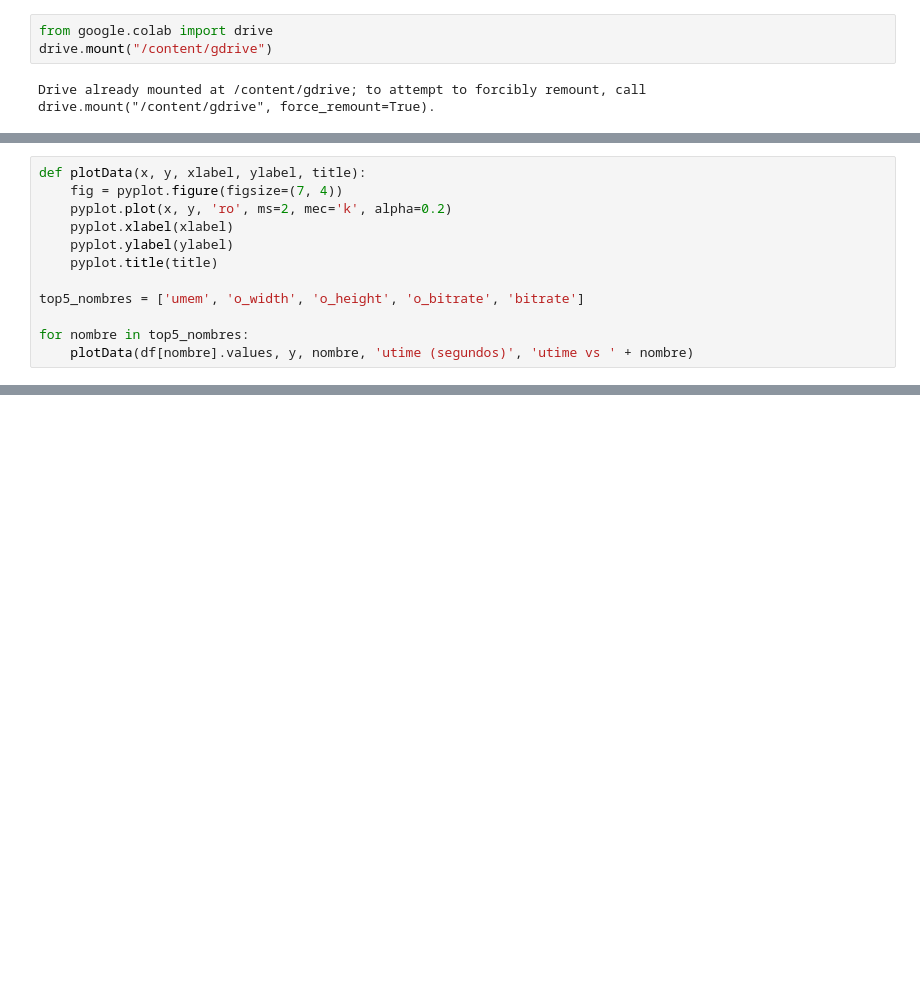
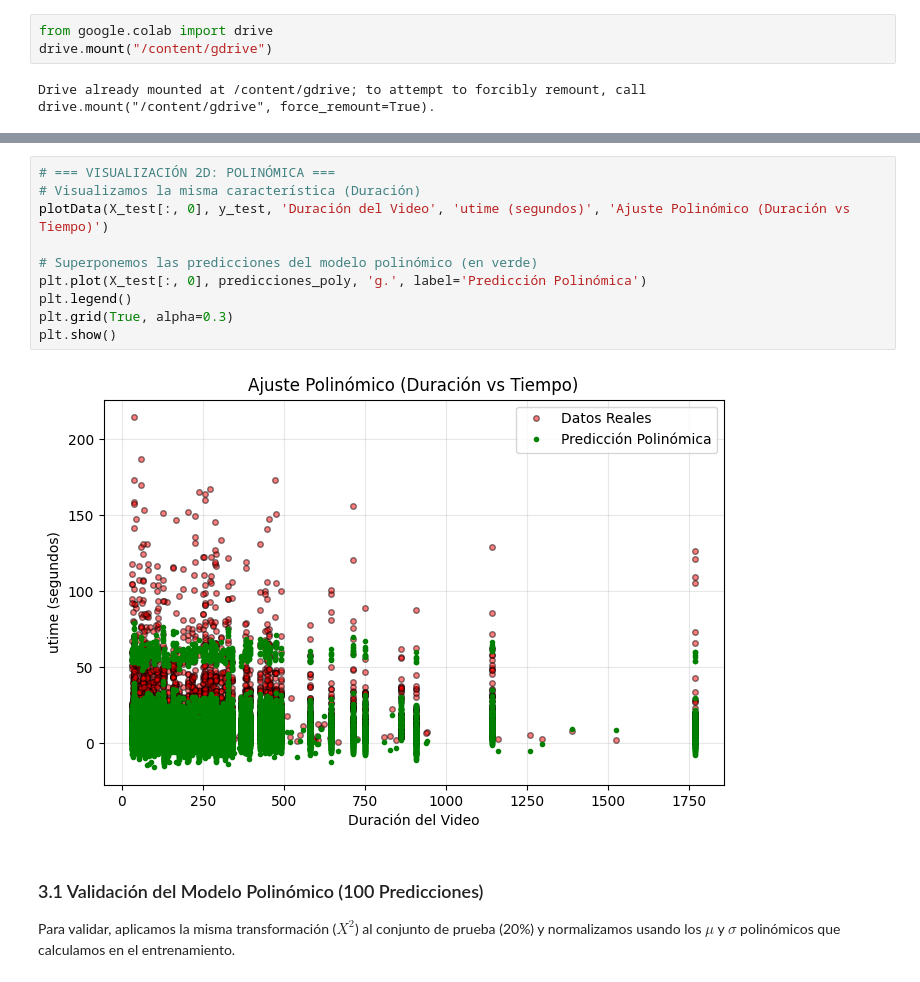
Before and after one commit to SaidCondoriRomero/SiS420_Inteligencia_Artificial, a Jupyter notebook: Laboratorios/Laboratorio_2.ipynb, the cells around one changed output, grey strips where cells are left out. Drawn from its saved outputs; the diff is of its cells as text; blank space fills up the shorter version.

```diff
--- a/Laboratorios/Laboratorio_2.ipynb
+++ b/Laboratorios/Laboratorio_2.ipynb
@@ -168,12 +34,0 @@ Las 5 características con mayor correlación con el tiempo de transcodificació
-# %%
-def plotData(x, y, xlabel, ylabel, title):
-    fig = pyplot.figure(figsize=(7, 4))
-    pyplot.plot(x, y, 'ro', ms=2, mec='k', alpha=0.2)
-    pyplot.xlabel(xlabel)
-    pyplot.ylabel(ylabel)
-    pyplot.title(title)
-
-top5_nombres = ['umem', 'o_width', 'o_height', 'o_bitrate', 'bitrate']
-
-for nombre in top5_nombres:
-    plotData(df[nombre].values, y, nombre, 'utime (segundos)', 'utime vs ' + nombre)
@@ -734,0 +303,15 @@ Valor real utime fila 0: 0.612 segundos
+# %%
+# === VISUALIZACIÓN 2D: POLINÓMICA ===
+# Visualizamos la misma característica (Duración)
+plotData(X_test[:, 0], y_test, 'Duración del Video', 'utime (segundos)', 'Ajuste Polinómico (Duración vs Tiempo)')
+
+# Superponemos las predicciones del modelo polinómico (en verde)
+plt.plot(X_test[:, 0], predicciones_poly, 'g.', label='Predicción Polinómica')
+plt.legend()
+plt.grid(True, alpha=0.3)
+plt.show()
+# %% [output]
+[figure, added]
+# %% [markdown]
+### 3.1 Validación del Modelo Polinómico (100 Predicciones)
+Para validar, aplicamos la misma transformación ($X^2$) al conjunto de prueba (20%) y normalizamos usando los $\mu$ y $\sigma$ polinómicos que calculamos en el entrenamiento.
```
Also changed, not shown: parts of 63 cells of this notebook.
